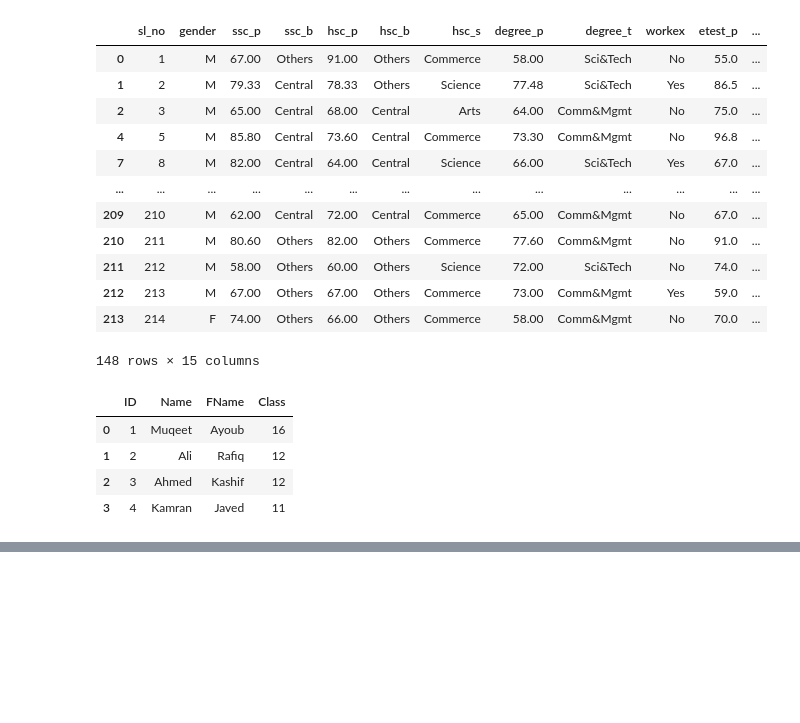
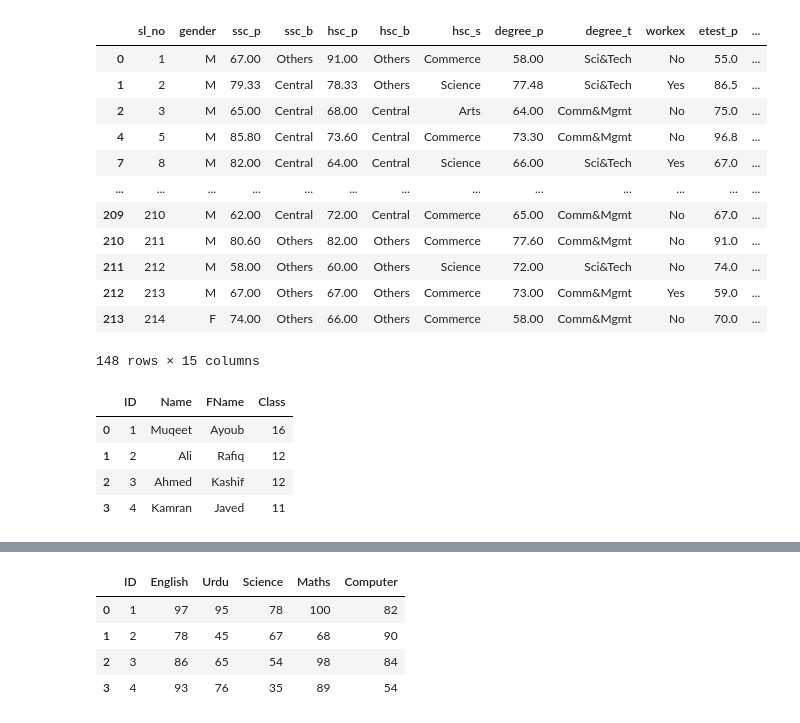
Before and after one commit to MuqeetVohra/python-practice, a Jupyter notebook: data_analysis/pandas.ipynb, the cells around one changed output, grey strips where cells are left out. Drawn from its saved outputs; the diff is of its cells as text; code cells hidden in the pictures; blank space fills up the shorter version.

```diff
--- a/data_analysis/pandas.ipynb
+++ b/data_analysis/pandas.ipynb
@@ -534,0 +533,8 @@ SyntaxError: invalid syntax. Perhaps you forgot a comma? (1169929221.py, line 5)
+# %%
+df2
+# %% [output]
+|  | ID | English | Urdu | Science | Maths | Computer |
+| 0 | 1 | 97 | 95 | 78 | 100 | 82 |
+| 1 | 2 | 78 | 45 | 67 | 68 | 90 |
+| 2 | 3 | 86 | 65 | 54 | 98 | 84 |
+| 3 | 4 | 93 | 76 | 35 | 89 | 54 |
```
Also changed, not shown: parts of 3 cells of this notebook.
